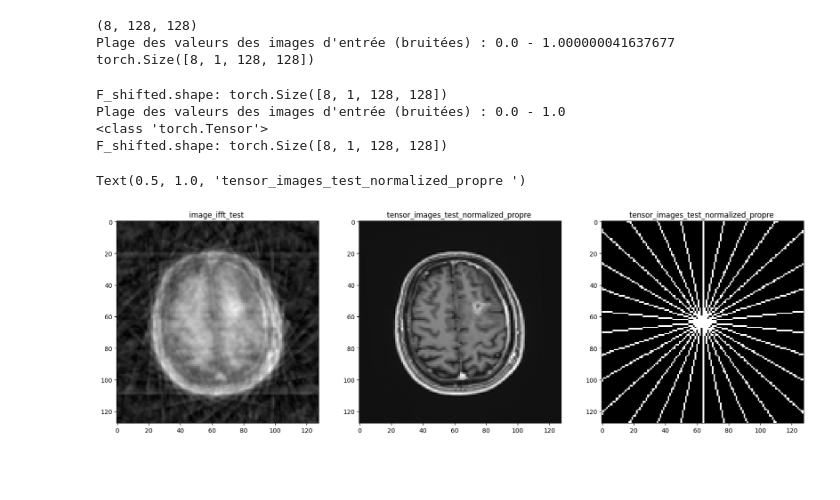
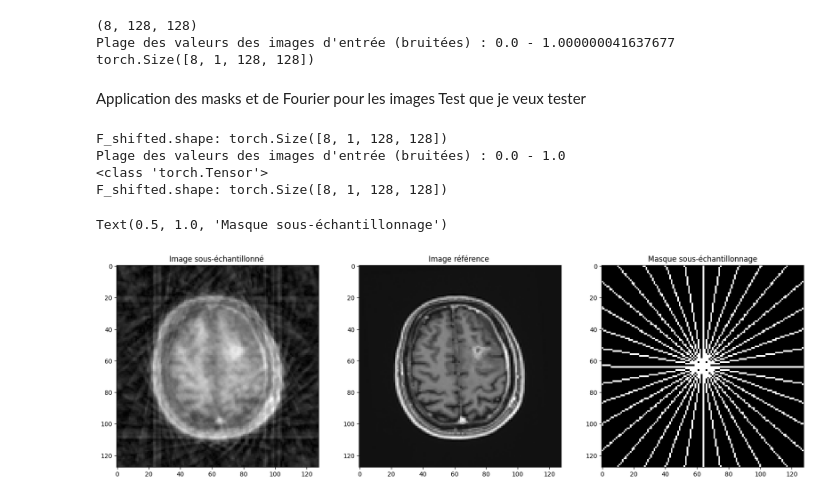
Before and after one commit to raph312003/Stage, a Jupyter notebook: Unet.ipynb, the cells around one changed output. Cells and saved outputs as stored; diff of their text form; code cells hidden in the pictures; blank space fills up the shorter version.

```diff
--- a/Unet.ipynb
+++ b/Unet.ipynb
@@ -756,6 +512,8 @@ le min et le max 0.0 -1.000000041637677
 (8, 128, 128)
 Plage des valeurs des images d'entrée (bruitées) : 0.0 - 1.000000041637677
 torch.Size([8, 1, 128, 128])
+# %% [markdown]
+Application des masks et de Fourier pour les images Test que je veux tester
 # %%
 #Modele
 
@@ -764,7 +522,7 @@ import random
 F_shifted_mask_test_images = []  # Liste pour stocker les F_shifted de chaque image
 F_shifted_mask_test_with_images = []
 
-rotation = 12
+rotation = 10
 
 for image in(images_test_normalized):
 
@@ -858,35 +616,35 @@ F_mask_test= np.array(F_shifted_mask_test_images)
 tensor_F_mask_test = torch.from_numpy(F_mask_test)
 tensor_F_mask_test = tensor_F_mask_test.unsqueeze(1)
 print(f"F_shifted.shape: {tensor_F_mask_test.shape}")
 print(f"Plage des valeurs des images d'entrée (bruitées) : {tensor_F_mask_test.min()} - {tensor_F_mask_test.max()}")
 
 
 F_mask_test_image= np.array(F_shifted_mask_test_with_images)
 tensor_F_mask_test_image = torch.from_numpy(F_mask_test_image)
 tensor_F_mask_test_image = tensor_F_mask_test_image.unsqueeze(1)
 print(type(tensor_F_mask_test_image))
 print(f"F_shifted.shape: {tensor_F_mask_test_image.shape}")
 #print(f"Plage des valeurs des images d'entrée (bruitées) : {tensor_F_mask_test_image.min()} - {tensor_F_mask_test_image.max()}")
 
 
 #real1_test=tensor_F_mask_test_image[0,0,:,:]
 #imag1_test=tensor_F_mask_test_image[0,1,:,:]
 #image_ifft_test=torch.abs(torch.fft.ifft2(torch.fft.ifftshift(tensor_F_mask_test_image[0,0,:,:])))
 
 plt.figure(figsize=(20,8))
 plt.subplot(1, 3, 1)
 plt.imshow(tensor_F_mask_test_image[0,0,:,:], cmap="gray")
-plt.title("image_ifft_test ")
+plt.title("Image sous-échantillonné ")
 plt.subplot(1, 3, 2)
 plt.imshow(tensor_images_test_normalized_propre[0,0,:,:], cmap="gray")
-plt.title("tensor_images_test_normalized_propre ")
+plt.title("Image référence ")
 plt.subplot(1, 3, 3)
 plt.imshow(tensor_F_mask_test[0,0,:,:], cmap="gray")
-plt.title("tensor_images_test_normalized_propre ")
+plt.title("Masque sous-échantillonnage")
 # %% [output]
 F_shifted.shape: torch.Size([8, 1, 128, 128])
 Plage des valeurs des images d'entrée (bruitées) : 0.0 - 1.0
 <class 'torch.Tensor'>
 F_shifted.shape: torch.Size([8, 1, 128, 128])
-Text(0.5, 1.0, 'tensor_images_test_normalized_propre ')
+Text(0.5, 1.0, 'Masque sous-échantillonnage')
-[figure, old version]
+[figure, new version]
```
Also changed, not shown: parts of 22 cells of this notebook, 1 other file.
